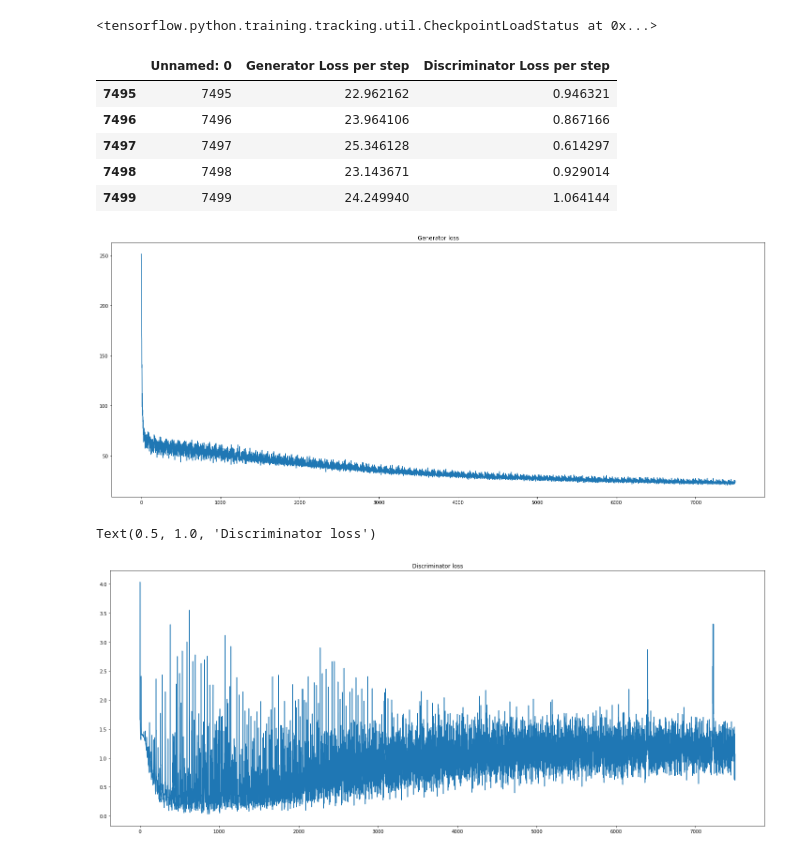
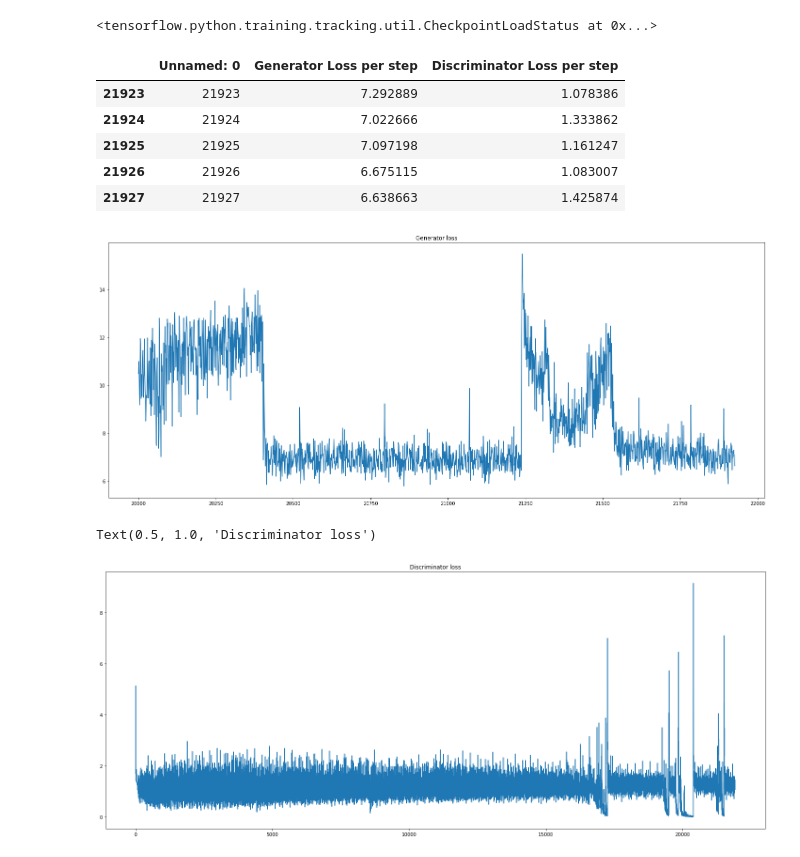
Before and after one commit to KennethChewx/Capstone, a Jupyter notebook: Testing.ipynb, the cells around one changed output. Saved outputs shown, nothing was run; the diff lists cells and outputs as text; code cells hidden in the pictures.

```diff
--- a/Testing.ipynb
+++ b/Testing.ipynb
@@ -262,27 +279,27 @@ for inp, tar in test_dataset.take(30):
     generate_images(generator, inp, tar)
 # %%
 import pandas as pd
-df = pd.read_csv('less_norm_loss_csv100.csv')
+df = pd.read_csv('loss_csv80.csv')
 # %%
 df.tail()
 # %% [output]
 |  | Unnamed: 0 | Generator Loss per step | Discriminator Loss per step |
-| 7495 | 7495 | 22.962162 | 0.946321 |
-| 7496 | 7496 | 23.964106 | 0.867166 |
-| 7497 | 7497 | 25.346128 | 0.614297 |
-| 7498 | 7498 | 23.143671 | 0.929014 |
-| 7499 | 7499 | 24.249940 | 1.064144 |
+| 21923 | 21923 | 7.292889 | 1.078386 |
+| 21924 | 21924 | 7.022666 | 1.333862 |
+| 21925 | 21925 | 7.097198 | 1.161247 |
+| 21926 | 21926 | 6.675115 | 1.083007 |
+| 21927 | 21927 | 6.638663 | 1.425874 |
 # %%
 import matplotlib.pyplot as plt
 %matplotlib inline
 
 plt.figure(figsize=(25,10))
 
-plt.plot(df['Generator Loss per step'])
+plt.plot(df['Generator Loss per step'][20000:])
 plt.title("Generator loss")
 plt.show()
 # %% [output]
-[figure, old version]
+[figure, new version]
 # %%
 
 plt.figure(figsize=(25,10))
@@ -291,4 +308,4 @@ plt.plot(df['Discriminator Loss per step'])
 plt.title('Discriminator loss')
 # %% [output]
 Text(0.5, 1.0, 'Discriminator loss')
-[figure, old version]
+[figure, new version]
```
Also changed, not shown: parts of 9 cells of this notebook, 9 other files.
